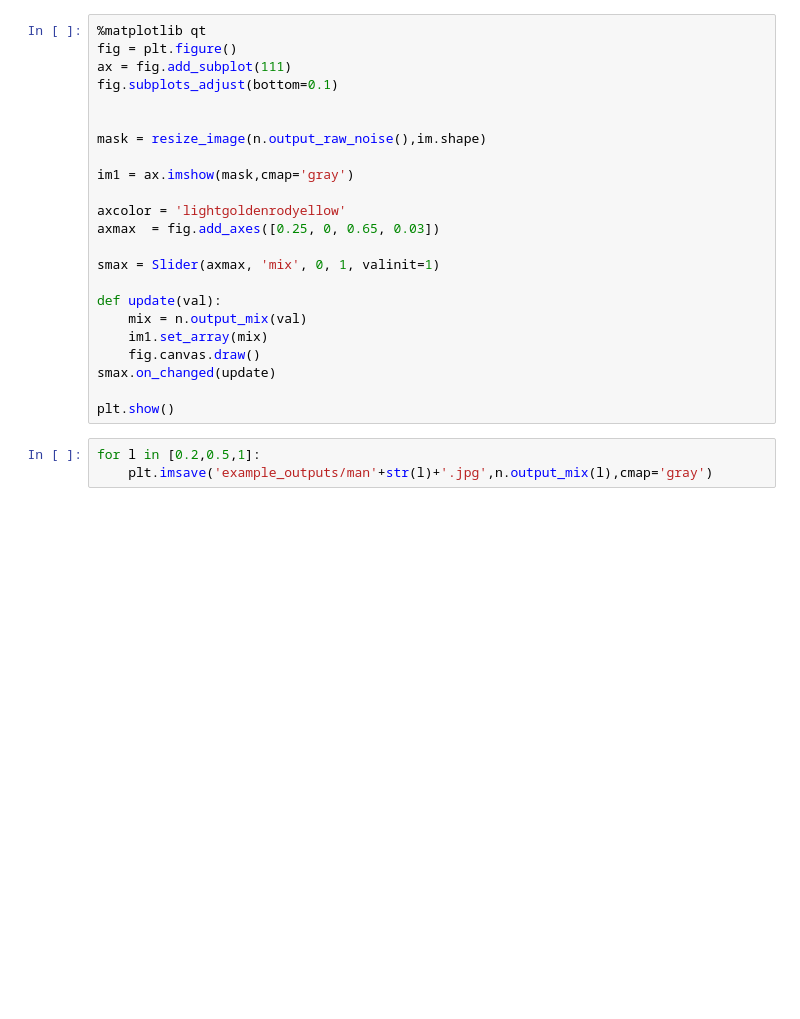
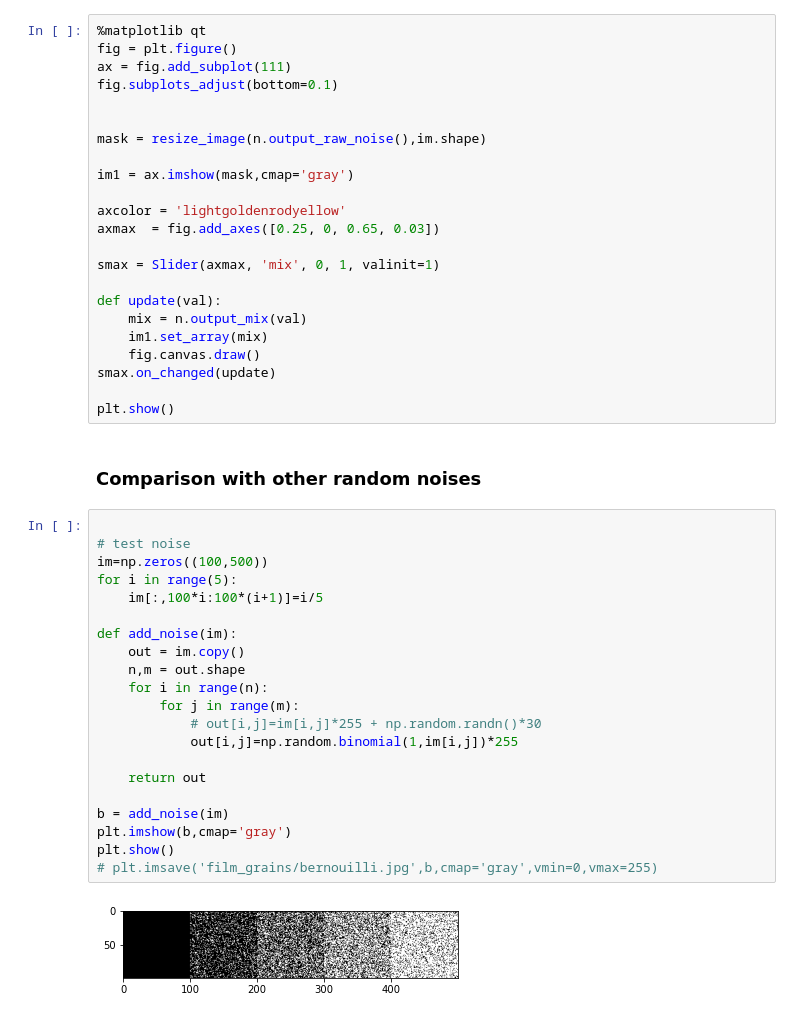
Before and after one commit to nissmar/FilmNoise, a Jupyter notebook: noise.ipynb, the cells around one changed output. Drawn from its saved outputs; the diff is of its cells as text; blank space fills up the shorter version.

```diff
--- a/noise.ipynb
+++ b/noise.ipynb
@@ -44,6 +52,28 @@ def update(val):
 smax.on_changed(update)
 
 plt.show()
-# %%
-for l in [0.2,0.5,1]:
-    plt.imsave('example_outputs/man'+str(l)+'.jpg',n.output_mix(l),cmap='gray')
+# %% [markdown]
+### Comparison with other random noises
+# %%
+
+# test noise
+im=np.zeros((100,500))
+for i in range(5):
+    im[:,100*i:100*(i+1)]=i/5
+
+def add_noise(im):
+    out = im.copy()
+    n,m = out.shape
+    for i in range(n):
+        for j in range(m):
+            # out[i,j]=im[i,j]*255 + np.random.randn()*30
+            out[i,j]=np.random.binomial(1,im[i,j])*255
+
+    return out
+
+b = add_noise(im)
+plt.imshow(b,cmap='gray')
+plt.show()
+# plt.imsave('film_grains/bernouilli.jpg',b,cmap='gray',vmin=0,vmax=255)
+# %% [output]
+[figure, added]
```
Also changed, not shown: parts of 6 cells of this notebook, 14 other files.
